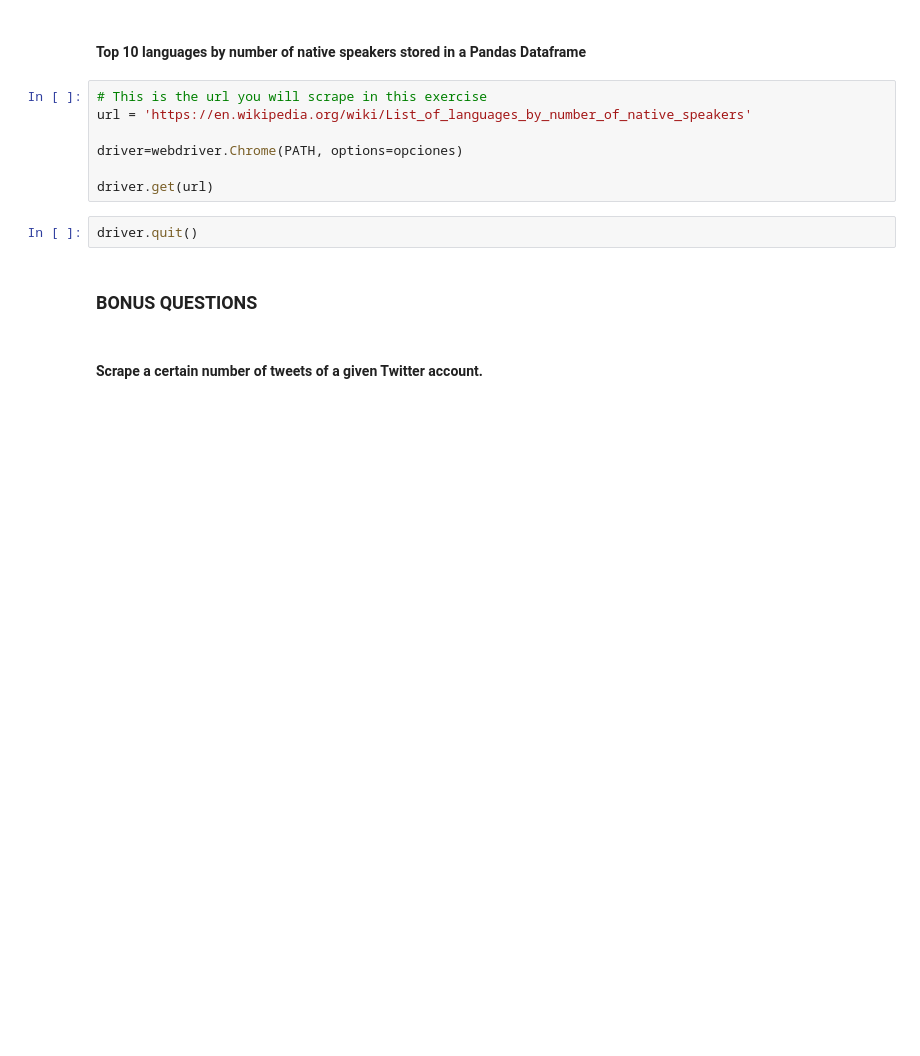
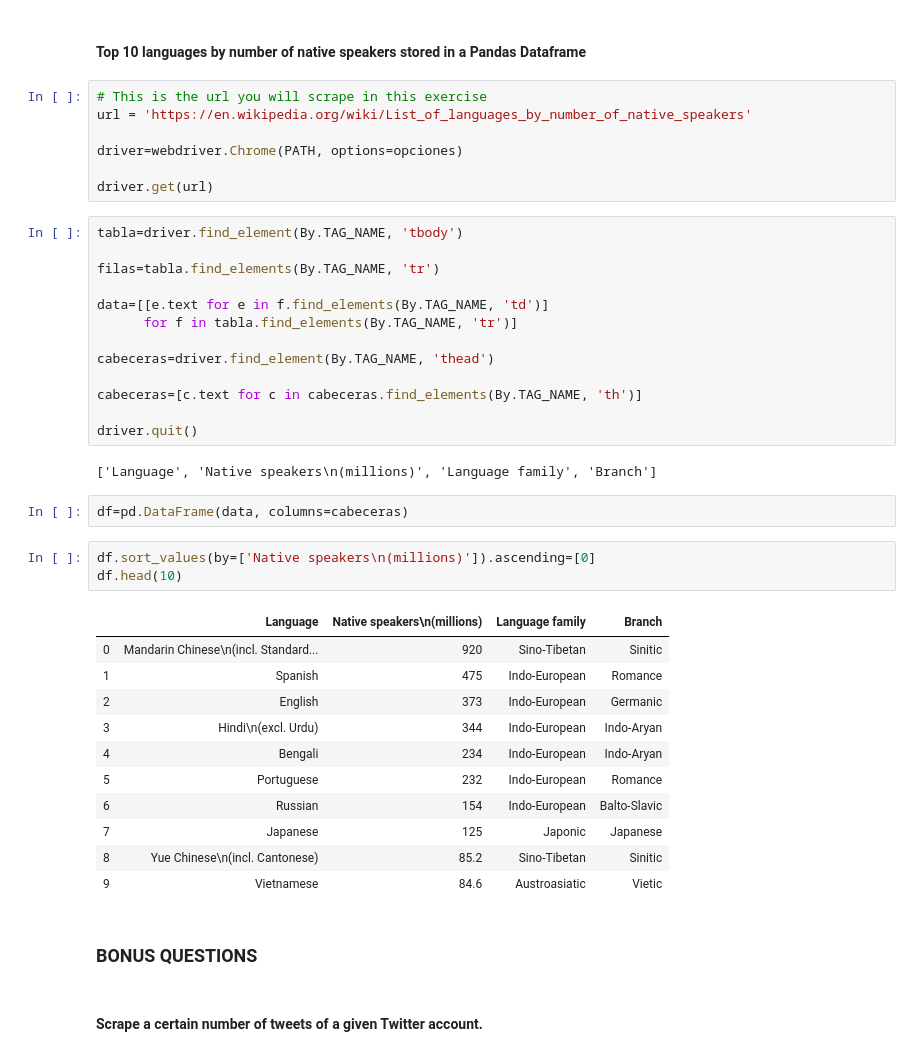
Before and after one commit to Ironhack-Data-Madrid-Octubre-2022/4.3-lab-web-scraping-selenium, a Jupyter notebook: your-code/main.ipynb, the cells around one changed output. Saved outputs shown, nothing was run; the diff lists cells and outputs as text; blank space fills up the shorter version.

```diff
--- a/your-code/main.ipynb
+++ b/your-code/main.ipynb
@@ -399,8 +464,38 @@ url = 'https://en.wikipedia.org/wiki/List_of_languages_by_number_of_native_speak
 driver=webdriver.Chrome(PATH, options=opciones)
 
 driver.get(url)
-# %%
-driver.quit()
+# %%
+tabla=driver.find_element(By.TAG_NAME, 'tbody')
+
+filas=tabla.find_elements(By.TAG_NAME, 'tr')
+
+data=[[e.text for e in f.find_elements(By.TAG_NAME, 'td')]
+      for f in tabla.find_elements(By.TAG_NAME, 'tr')]
+
+cabeceras=driver.find_element(By.TAG_NAME, 'thead')
+
+cabeceras=[c.text for c in cabeceras.find_elements(By.TAG_NAME, 'th')]
+
+driver.quit()
+# %% [output]
+['Language', 'Native speakers\n(millions)', 'Language family', 'Branch']
+# %%
+df=pd.DataFrame(data, columns=cabeceras)
+# %%
+df.sort_values(by=['Native speakers\n(millions)']).ascending=[0]
+df.head(10)
+# %% [output]
+|  | Language | Native speakers\n(millions) | Language family | Branch |
+| 0 | Mandarin Chinese\n(incl. Standard... | 920 | Sino-Tibetan | Sinitic |
+| 1 | Spanish | 475 | Indo-European | Romance |
+| 2 | English | 373 | Indo-European | Germanic |
+| 3 | Hindi\n(excl. Urdu) | 344 | Indo-European | Indo-Aryan |
+| 4 | Bengali | 234 | Indo-European | Indo-Aryan |
+| 5 | Portuguese | 232 | Indo-European | Romance |
+| 6 | Russian | 154 | Indo-European | Balto-Slavic |
+| 7 | Japanese | 125 | Japonic | Japanese |
+| 8 | Yue Chinese\n(incl. Cantonese) | 85.2 | Sino-Tibetan | Sinitic |
+| 9 | Vietnamese | 84.6 | Austroasiatic | Vietic |
 # %% [markdown]
 ### BONUS QUESTIONS
 # %% [markdown]
```
Also changed, not shown: parts of 10 cells of this notebook.
